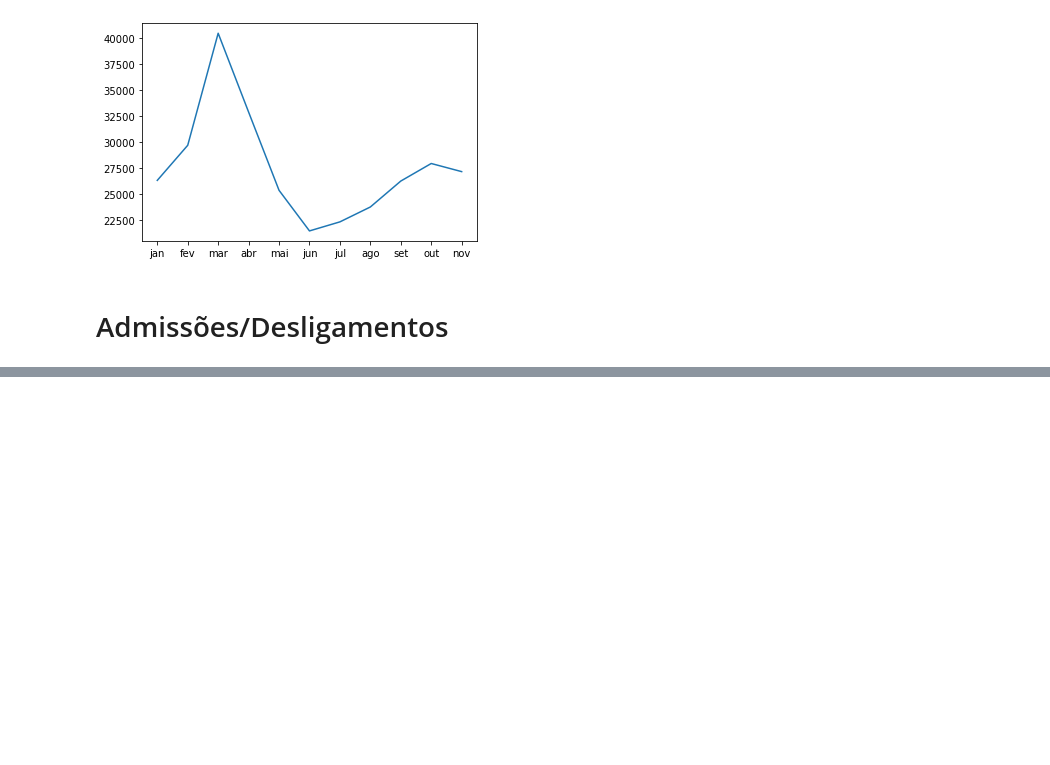
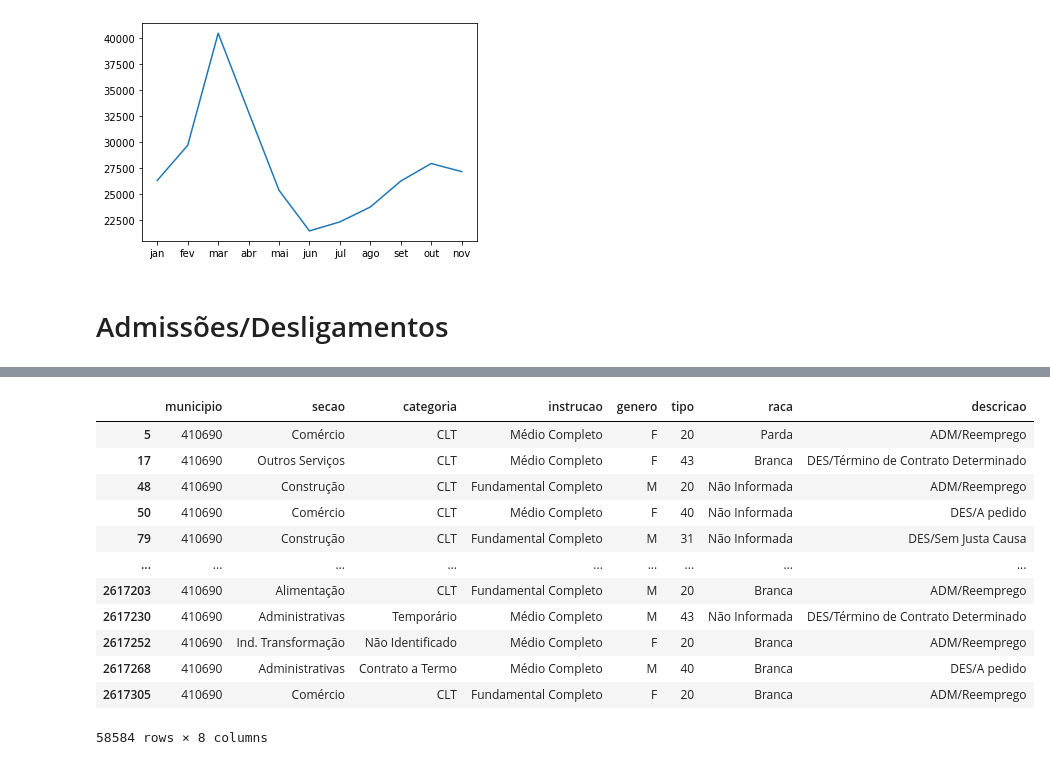
Before and after one commit to emariot/CAGED-CWB, a Jupyter notebook: Novo Caged.ipynb, the cells around one changed output, grey strips where cells are left out. Drawn from its saved outputs; the diff is of its cells as text; code cells hidden in the pictures; blank space fills up the shorter version.

```diff
--- a/Novo Caged.ipynb
+++ b/Novo Caged.ipynb
@@ -219,0 +213,16 @@ plt.show();
+# %%
+data[0]
+# %% [output]
+|  | municipio | secao | categoria | instrucao | genero | tipo | raca | descricao |
+| 5 | 410690 | Comércio | CLT | Médio Completo | F | 20 | Parda | ADM/Reemprego |
+| 17 | 410690 | Outros Serviços | CLT | Médio Completo | F | 43 | Branca | DES/Término de Contrato Determinado |
+| 48 | 410690 | Construção | CLT | Fundamental Completo | M | 20 | Não Informada | ADM/Reemprego |
+| 50 | 410690 | Comércio | CLT | Médio Completo | F | 40 | Não Informada | DES/A pedido |
+| 79 | 410690 | Construção | CLT | Fundamental Completo | M | 31 | Não Informada | DES/Sem Justa Causa |
+| ... | ... | ... | ... | ... | ... | ... | ... | ... |
+| 2617203 | 410690 | Alimentação | CLT | Fundamental Completo | M | 20 | Branca | ADM/Reemprego |
+| 2617230 | 410690 | Administrativas | Temporário | Médio Completo | M | 43 | Não Informada | DES/Término de Contrato Determinado |
+| 2617252 | 410690 | Ind. Transformação | Não Identificado | Médio Completo | F | 20 | Branca | ADM/Reemprego |
+| 2617268 | 410690 | Administrativas | Contrato a Termo | Médio Completo | M | 40 | Branca | DES/A pedido |
+| 2617305 | 410690 | Comércio | CLT | Fundamental Completo | F | 20 | Branca | ADM/Reemprego |
+58584 rows × 8 columns
```
Also changed, not shown: parts of 10 cells of this notebook.
